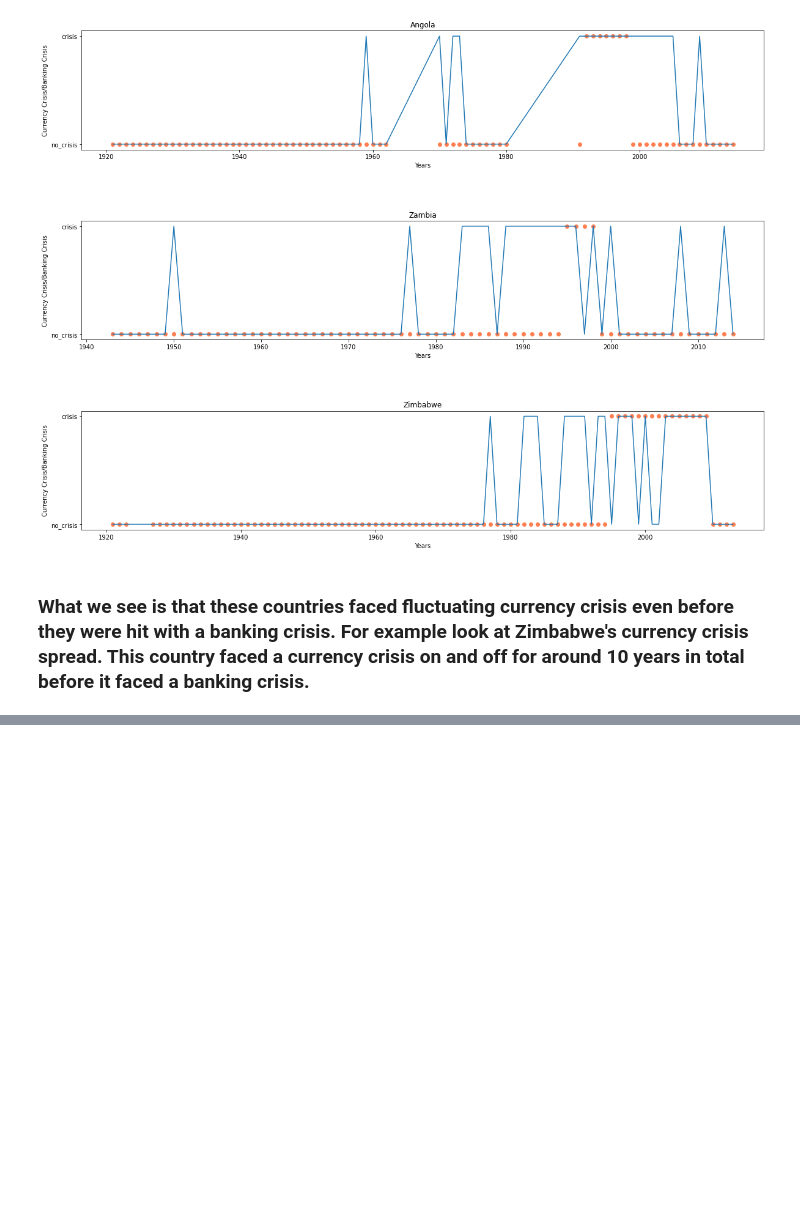
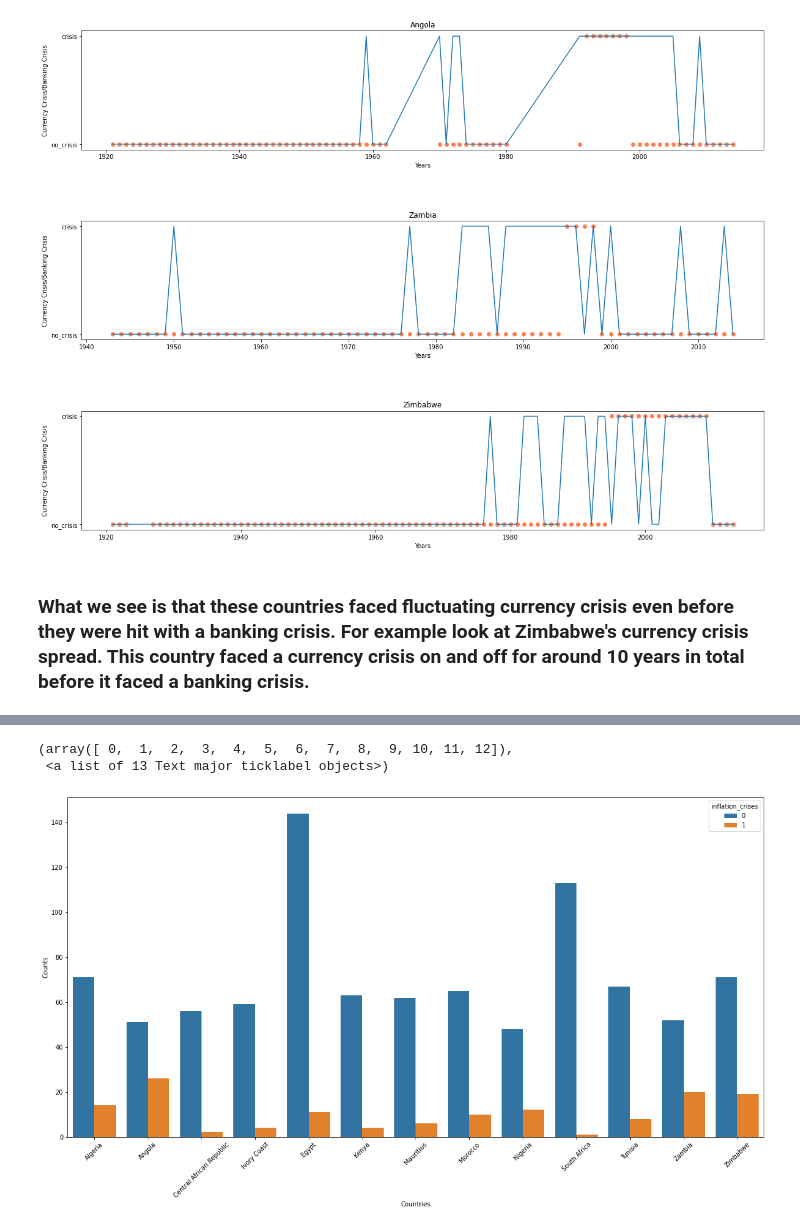
Before and after one commit to Ahyoh1/SGA08_DATASCI, a Jupyter notebook: Week 3 Challenge.ipynb, the cells around one changed output, grey strips where cells are left out. Saved outputs shown, nothing was run; the diff lists cells and outputs as text; code cells hidden in the pictures; blank space fills up the shorter version.

```diff
--- a/Week 3 Challenge.ipynb
+++ b/Week 3 Challenge.ipynb
@@ -237,0 +243,10 @@ for country in curr.country.unique():
+# %%
+fig,ax = plt.subplots(figsize=(20,10))
+sns.countplot(african_crises['country'],hue=african_crises['inflation_crises'],ax=ax)
+plt.xlabel('Countries')
+plt.ylabel('Counts')
+plt.xticks(rotation=45)
+# %% [output]
+(array([ 0,  1,  2,  3,  4,  5,  6,  7,  8,  9, 10, 11, 12]),
+ <a list of 13 Text major ticklabel objects>)
+[figure, added]
```
Also changed, not shown: parts of 4 cells of this notebook.
